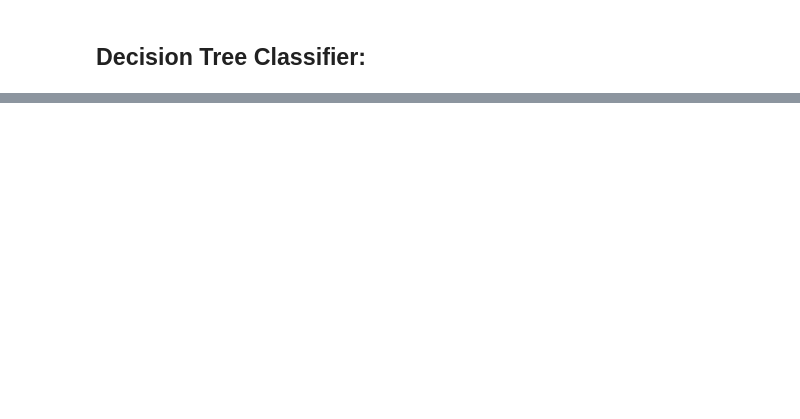
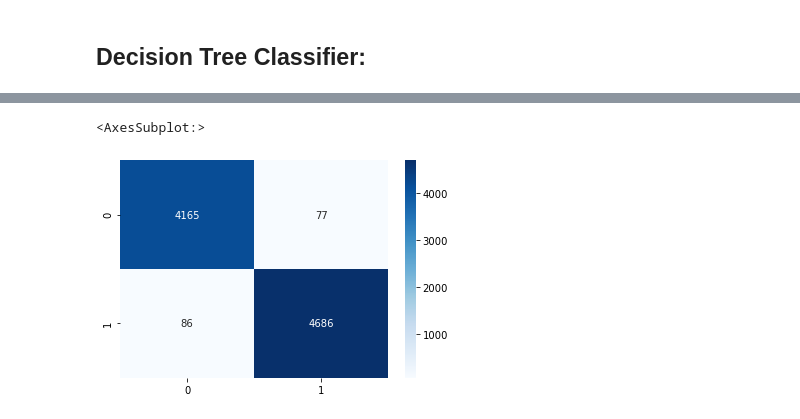
Before and after one commit to github4dheeraj/ML-Springboard, a Jupyter notebook: Capstone-Projects/fake-news-data-exploration.ipynb, the cells around one changed output, grey strips where cells are left out. Drawn from its saved outputs; the diff is of its cells as text; code cells hidden in the pictures; blank space fills up the shorter version.

```diff
--- a/Capstone-Projects/fake-news-data-exploration.ipynb
+++ b/Capstone-Projects/fake-news-data-exploration.ipynb
@@ -327,0 +338,5 @@ ValueError: plot_confusion_matrix only supports classifiers
+# %%
+sns.heatmap(cm, annot=True,cmap='Blues', fmt='g')
+# %% [output]
+<AxesSubplot:>
+[figure, added]
```
Also changed, not shown: parts of 12 cells of this notebook.
